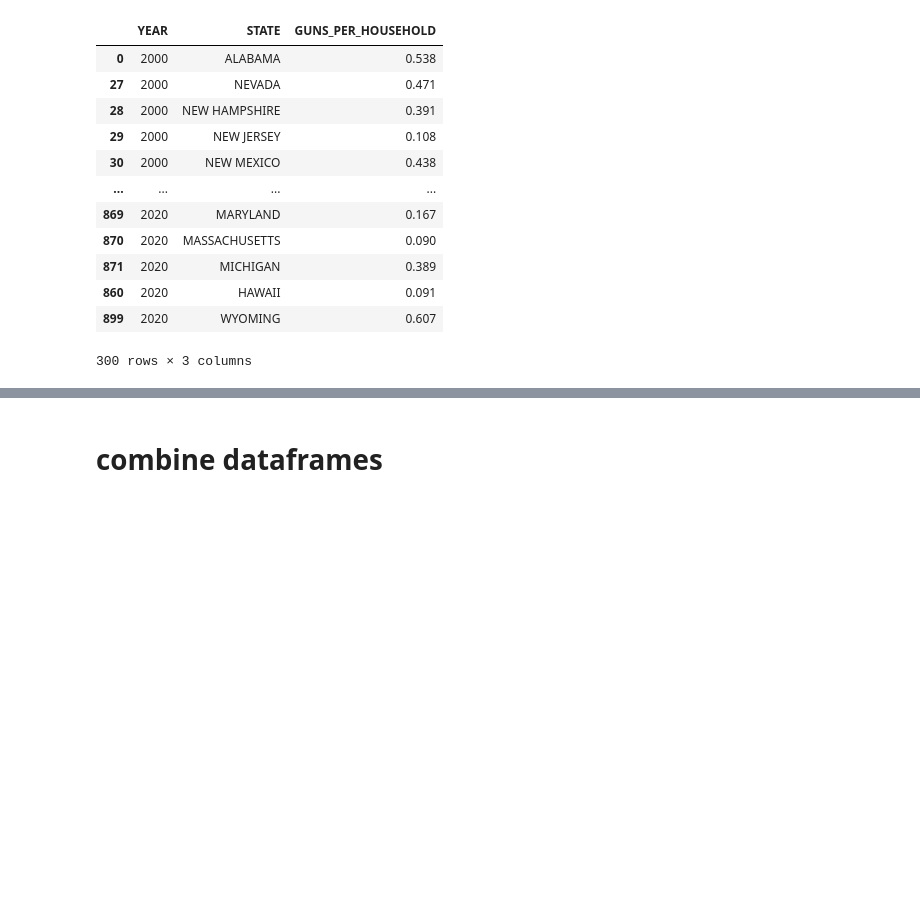
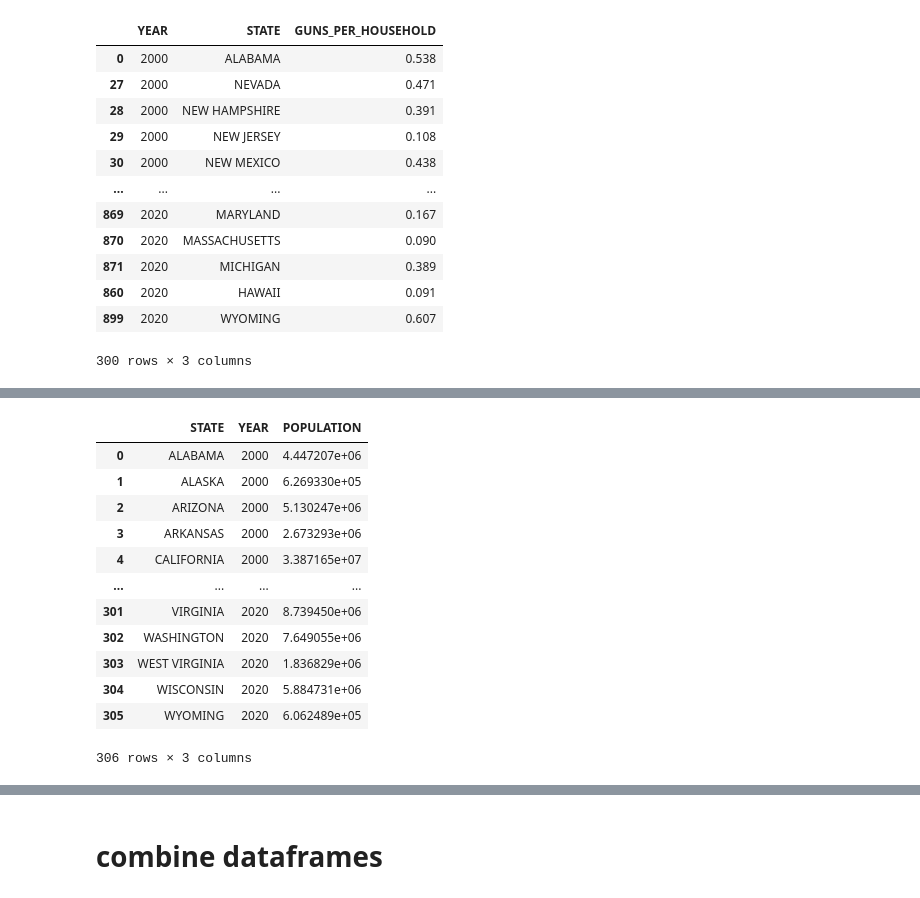
Before and after one commit to jipearson/blue-team, a Jupyter notebook: Data_Cleansing.ipynb, the cells around one changed output, grey strips where cells are left out. Drawn from its saved outputs; the diff is of its cells as text; code cells hidden in the pictures; blank space fills up the shorter version.

```diff
--- a/Data_Cleansing.ipynb
+++ b/Data_Cleansing.ipynb
@@ -329,0 +280,4 @@ guns_df
+# %%
+# read in csv as a df
+pop_df = pd.read_csv('Resources/state_populations.csv')
+pop_df.head()
@@ -330 +291,20 @@ guns_df
+# %%
+# Change column headings to upper case and convert STATE column values to upper case
+pop_df = pop_df.rename(columns=str.upper)
+pop_df['STATE'] = pop_df['STATE'].str.upper()
+pop_df
+# %% [output]
+|  | STATE | YEAR | POPULATION |
+| 0 | ALABAMA | 2000 | 4.447207e+06 |
+| 1 | ALASKA | 2000 | 6.269330e+05 |
+| 2 | ARIZONA | 2000 | 5.130247e+06 |
+| 3 | ARKANSAS | 2000 | 2.673293e+06 |
+| 4 | CALIFORNIA | 2000 | 3.387165e+07 |
+| ... | ... | ... | ... |
+| 301 | VIRGINIA | 2020 | 8.739450e+06 |
+| 302 | WASHINGTON | 2020 | 7.649055e+06 |
+| 303 | WEST VIRGINIA | 2020 | 1.836829e+06 |
+| 304 | WISCONSIN | 2020 | 5.884731e+06 |
+| 305 | WYOMING | 2020 | 6.062489e+05 |
+306 rows × 3 columns
 # %% [markdown]
```
Also changed, not shown: parts of 22 cells of this notebook, 6 other files.
